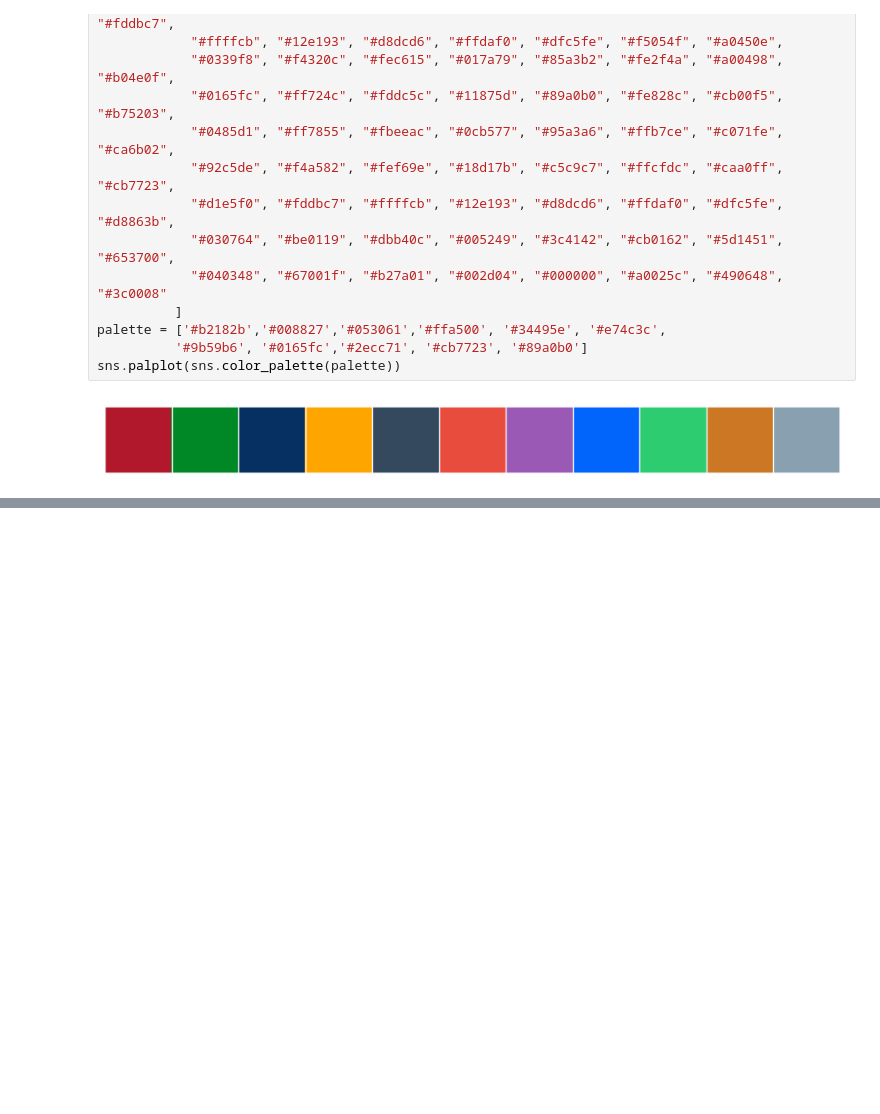
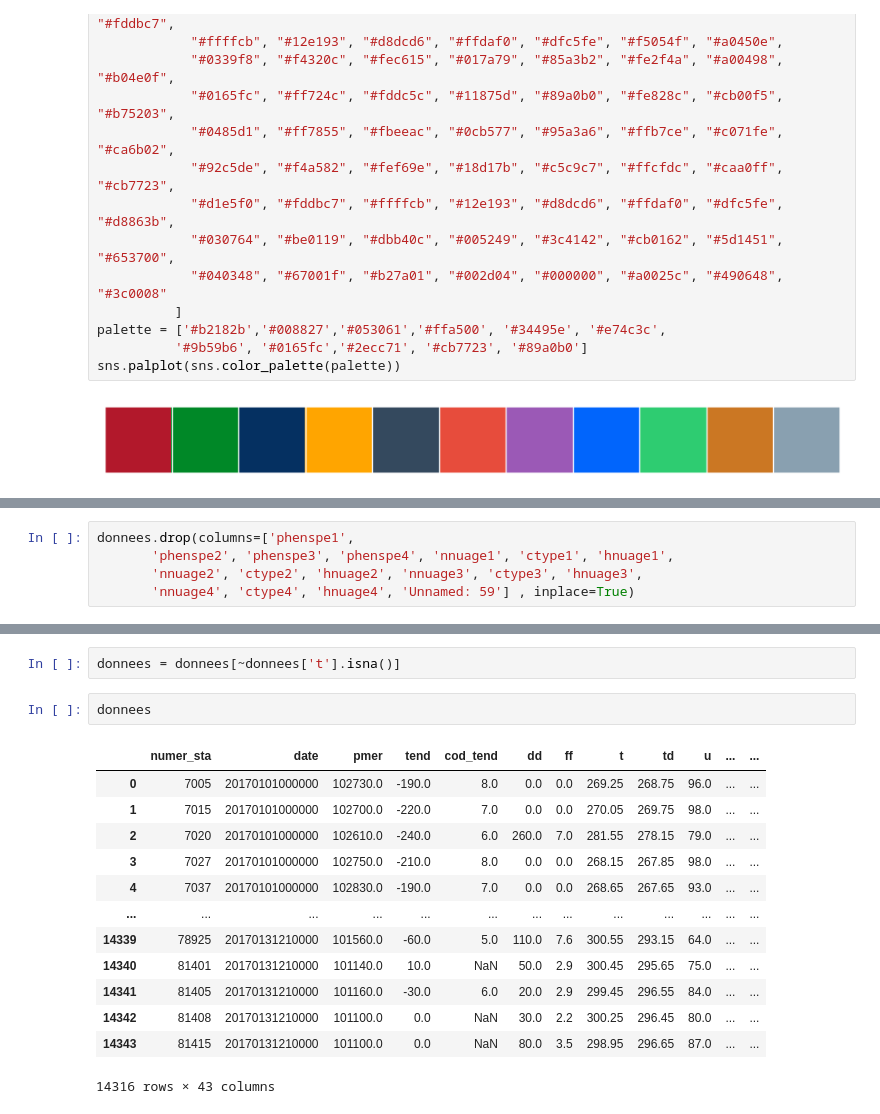
Before and after one commit to rbizoi/PythonFormation, a Jupyter notebook: DataFrames/Model_Notebook.ipynb, the cells around one changed output, grey strips where cells are left out. Saved outputs shown, nothing was run; the diff lists cells and outputs as text; blank space fills up the shorter version.

```diff
--- a/DataFrames/Model_Notebook.ipynb
+++ b/DataFrames/Model_Notebook.ipynb
@@ -77,0 +234,5 @@ controleExistenceRepertoire(repertoireImages);
+# %%
+donnees.drop(columns=['phenspe1',
+       'phenspe2', 'phenspe3', 'phenspe4', 'nnuage1', 'ctype1', 'hnuage1',
+       'nnuage2', 'ctype2', 'hnuage2', 'nnuage3', 'ctype3', 'hnuage3',
+       'nnuage4', 'ctype4', 'hnuage4', 'Unnamed: 59'] , inplace=True)
@@ -77,0 +248,18 @@ controleExistenceRepertoire(repertoireImages);
+# %%
+donnees = donnees[~donnees['t'].isna()]
+# %%
+donnees
+# %% [output]
+|  | numer_sta | date | pmer | tend | cod_tend | dd | ff | t | td | u | ... | ... |
+| 0 | 7005 | 20170101000000 | 102730.0 | -190.0 | 8.0 | 0.0 | 0.0 | 269.25 | 268.75 | 96.0 | ... | ... |
+| 1 | 7015 | 20170101000000 | 102700.0 | -220.0 | 7.0 | 0.0 | 0.0 | 270.05 | 269.75 | 98.0 | ... | ... |
+| 2 | 7020 | 20170101000000 | 102610.0 | -240.0 | 6.0 | 260.0 | 7.0 | 281.55 | 278.15 | 79.0 | ... | ... |
+| 3 | 7027 | 20170101000000 | 102750.0 | -210.0 | 8.0 | 0.0 | 0.0 | 268.15 | 267.85 | 98.0 | ... | ... |
+| 4 | 7037 | 20170101000000 | 102830.0 | -190.0 | 7.0 | 0.0 | 0.0 | 268.65 | 267.65 | 93.0 | ... | ... |
+| ... | ... | ... | ... | ... | ... | ... | ... | ... | ... | ... | ... | ... |
+| 14339 | 78925 | 20170131210000 | 101560.0 | -60.0 | 5.0 | 110.0 | 7.6 | 300.55 | 293.15 | 64.0 | ... | ... |
+| 14340 | 81401 | 20170131210000 | 101140.0 | 10.0 | NaN | 50.0 | 2.9 | 300.45 | 295.65 | 75.0 | ... | ... |
+| 14341 | 81405 | 20170131210000 | 101160.0 | -30.0 | 6.0 | 20.0 | 2.9 | 299.45 | 296.55 | 84.0 | ... | ... |
+| 14342 | 81408 | 20170131210000 | 101100.0 | 0.0 | NaN | 30.0 | 2.2 | 300.25 | 296.45 | 80.0 | ... | ... |
+| 14343 | 81415 | 20170131210000 | 101100.0 | 0.0 | NaN | 80.0 | 3.5 | 298.95 | 296.65 | 87.0 | ... | ... |
+14316 rows × 43 columns
```
Also changed, not shown: parts of 18 cells of this notebook.
